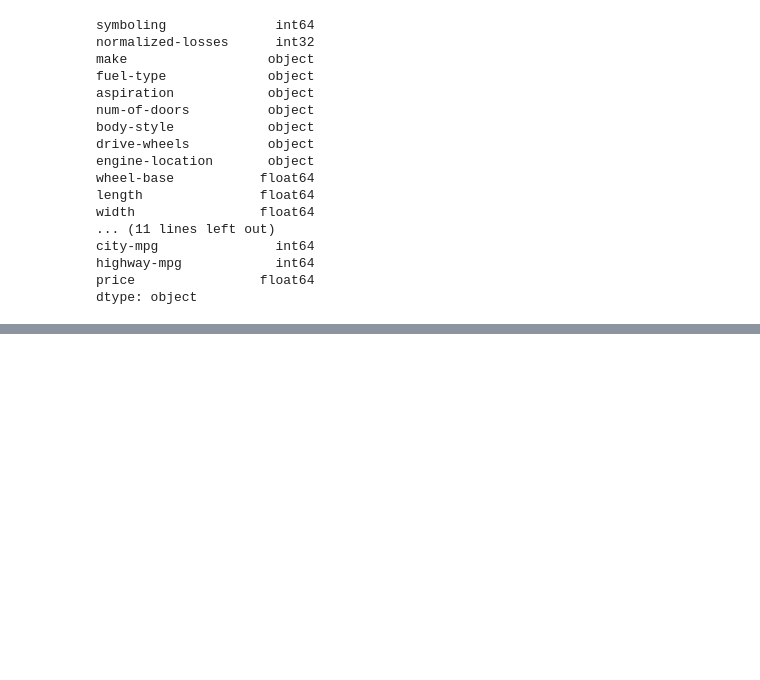
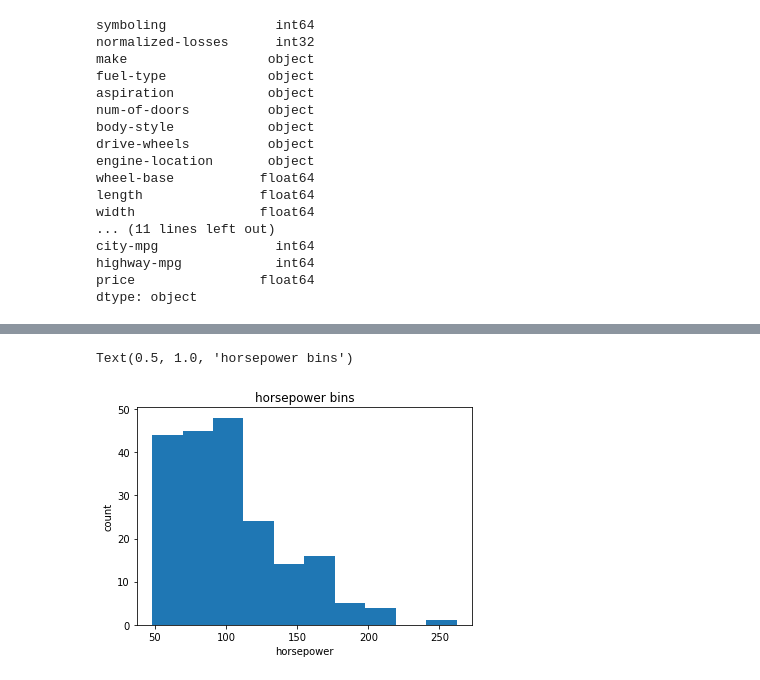
Before and after one commit to himaloy-tech/Machine-Learning, a Jupyter notebook: WizzTech (13-02-2021).ipynb, the cells around one changed output, grey strips where cells are left out. Cells and saved outputs as stored; diff of their text form; code cells hidden in the pictures; blank space fills up the shorter version.

```diff
--- a/WizzTech (13-02-2021).ipynb
+++ b/WizzTech (13-02-2021).ipynb
@@ -244,0 +247,3 @@ dtype: object
+# %%
+df["city-mpg"] = 235/df["city-mpg"]
+df.head(10)
@@ -244,0 +263,3 @@ dtype: object
+# %%
+df.rename(columns={"city-mpg":"city-l/100km"}, inplace=True)
+df.head(10)
@@ -244,0 +279,4 @@ dtype: object
+# %%
+df["highway-mpg"] = 235/df["highway-mpg"]
+df.rename(columns = {"highway-mpg":"highway-l/100km"}, inplace=True)
+df.head(10)
@@ -244,0 +337,5 @@ dtype: object
+# %%
+df["height"] = df["height"]/df["height"].max()
+df["width"] = df["width"]/df["width"].max()
+df["length"] = df["length"]/df["length"].max()
+df[["height", "width", "length"]].head(10)
@@ -244,0 +354,13 @@ dtype: object
+# %%
+horsepower_mean = df["horsepower"].astype('float').mean(axis=0)
+df["horsepower"].replace(np.nan, horsepower_mean, inplace=True)
+df["horsepower"] = df["horsepower"].astype('int')
+import matplotlib as plt
+from matplotlib import pyplot
+plt.pyplot.hist(df["horsepower"]) # Histogram
+plt.pyplot.xlabel('horsepower')
+plt.pyplot.ylabel('count')
+plt.pyplot.title('horsepower bins')
+# %% [output]
+Text(0.5, 1.0, 'horsepower bins')
+[figure, added]
```
Also changed, not shown: parts of 13 cells of this notebook.
